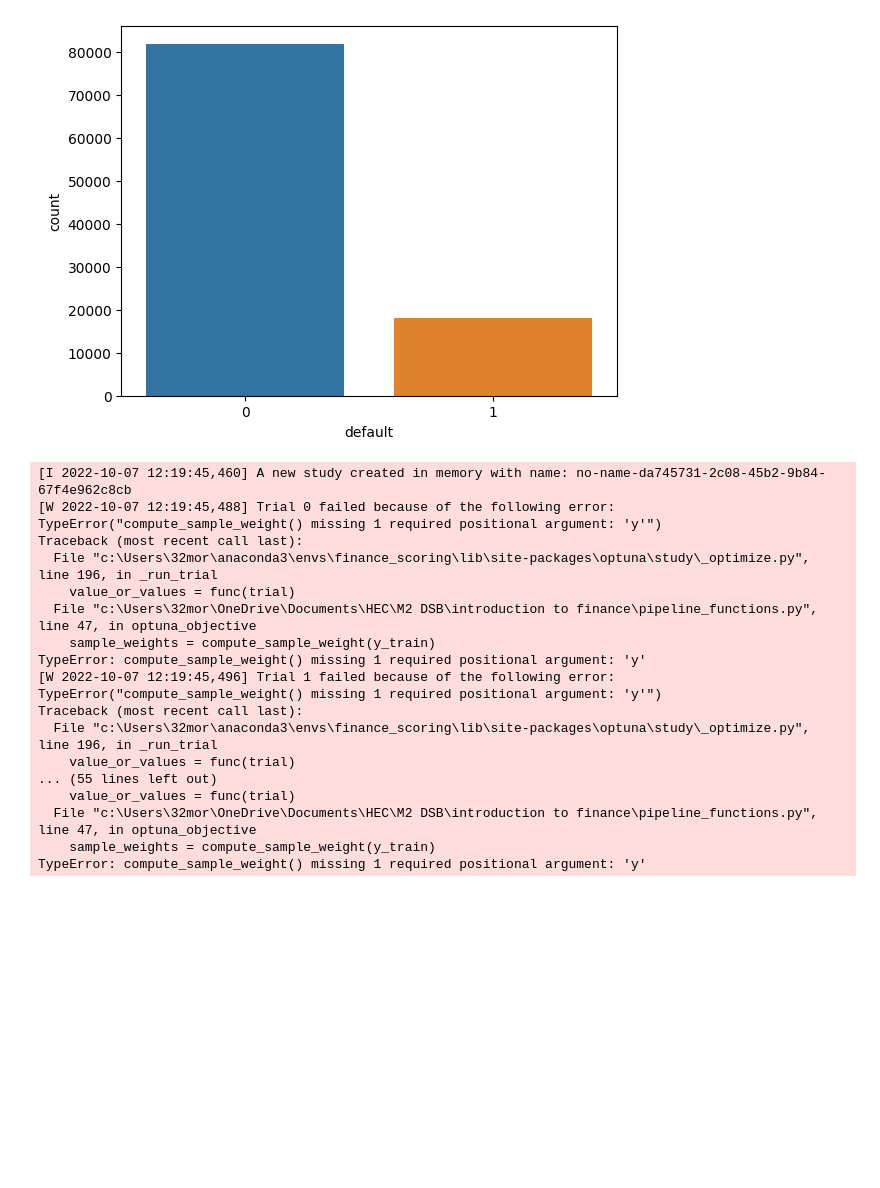
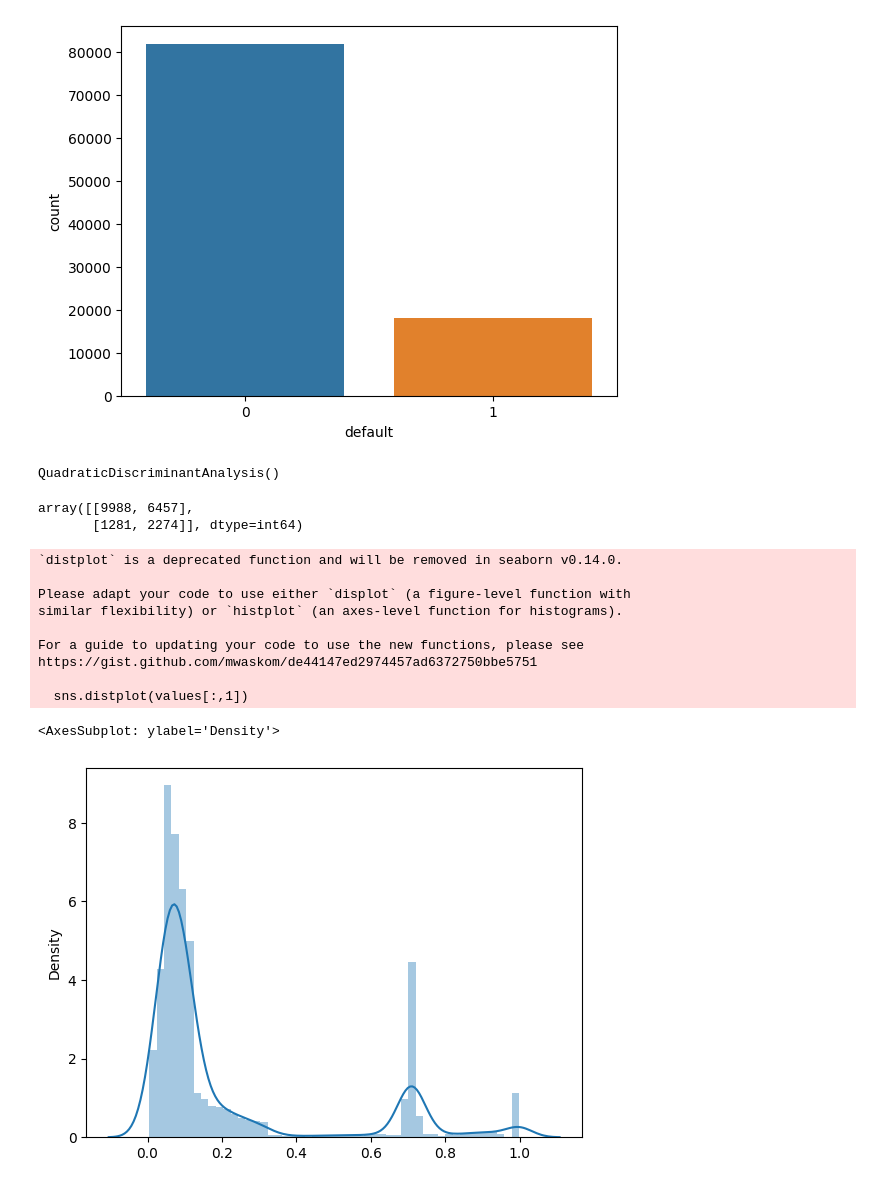
Before and after one commit to Theo-Morvan/Fintech_Project, a Jupyter notebook: explorations_fintech.ipynb, the cells around one changed output. Cells and saved outputs as stored; diff of their text form; code cells hidden in the pictures; blank space fills up the shorter version.

```diff
--- a/explorations_fintech.ipynb
+++ b/explorations_fintech.ipynb
@@ -40,25 +40,3 @@ X_train, X_val, y_train, y_val = train_test_split(X_train, y_train, test_size=0.
 pipeline = full_pipeline()
 X_train_final = pipeline.fit_transform(X_train)
 X_val_final = pipeline.fit_transform(X_val)
-# %%
-optuna_objective = create_optuna_pipeline(X_train_final, y_train, X_val_final, y_val)
-study = optuna.create_study(direction="maximize")
-study.optimize(optuna_objective, n_trials=20, n_jobs=-1)
-# %% [output]
-[I 2022-10-07 12:19:45,460] A new study created in memory with name: no-name-da745731-2c08-45b2-9b84-67f4e962c8cb
-[W 2022-10-07 12:19:45,488] Trial 0 failed because of the following error: TypeError("compute_sample_weight() missing 1 required positional argument: 'y'")
-Traceback (most recent call last):
-  File "c:\Users\32mor\anaconda3\envs\finance_scoring\lib\site-packages\optuna\study\_optimize.py", line 196, in _run_trial
-    value_or_values = func(trial)
-  File "c:\Users\32mor\OneDrive\Documents\HEC\M2 DSB\introduction to finance\pipeline_functions.py", line 47, in optuna_objective
-    sample_weights = compute_sample_weight(y_train)
-TypeError: compute_sample_weight() missing 1 required positional argument: 'y'
-[W 2022-10-07 12:19:45,496] Trial 1 failed because of the following error: TypeError("compute_sample_weight() missing 1 required positional argument: 'y'")
-Traceback (most recent call last):
-  File "c:\Users\32mor\anaconda3\envs\finance_scoring\lib\site-packages\optuna\study\_optimize.py", line 196, in _run_trial
-    value_or_values = func(trial)
-... (55 lines left out)
-    value_or_values = func(trial)
-  File "c:\Users\32mor\OneDrive\Documents\HEC\M2 DSB\introduction to finance\pipeline_functions.py", line 47, in optuna_objective
-    sample_weights = compute_sample_weight(y_train)
-TypeError: compute_sample_weight() missing 1 required positional argument: 'y'
@@ -64,0 +71,40 @@ TypeError: compute_sample_weight() missing 1 required positional argument: 'y'
+# %%
+df = pd.read_csv(path, index_col='id')
+X = df.iloc[:,:-1]
+y = df.iloc[:,-1]
+X_train, X_test, y_train, y_test = train_test_split(X, y, test_size=0.2, random_state=42)
+X_train, X_val, y_train, y_val = train_test_split(X_train, y_train, test_size=0.2, random_state=42)
+
+# Create pipeline
+pipeline = full_pipeline()
+X_train_final = pipeline.fit_transform(X_train)
+X_val_final = pipeline.transform(X_val)
+X_test_final = pipeline.transform(X_test)
+
+
+model = QuadraticDiscriminantAnalysis()
+model.fit(X_train_final, y_train)
+# %% [output]
+QuadraticDiscriminantAnalysis()
+# %%
+values = model.predict_proba(X_test_final)
+class_results = model.predict(X_test_final)
+# %%
+confusion_matrix(y_test, (values[:,1]>=0.1)*1)
+# %% [output]
+array([[9988, 6457],
+       [1281, 2274]], dtype=int64)
+# %%
+sns.distplot(values[:,1])
+# %% [output]
+`distplot` is a deprecated function and will be removed in seaborn v0.14.0.
+
+Please adapt your code to use either `displot` (a figure-level function with
+similar flexibility) or `histplot` (an axes-level function for histograms).
+
+For a guide to updating your code to use the new functions, please see
+https://gist.github.com/mwaskom/de44147ed2974457ad6372750bbe5751
+
+  sns.distplot(values[:,1])
+<AxesSubplot: ylabel='Density'>
+[figure, added]
```
Also changed, not shown: parts of 1 cell of this notebook.
